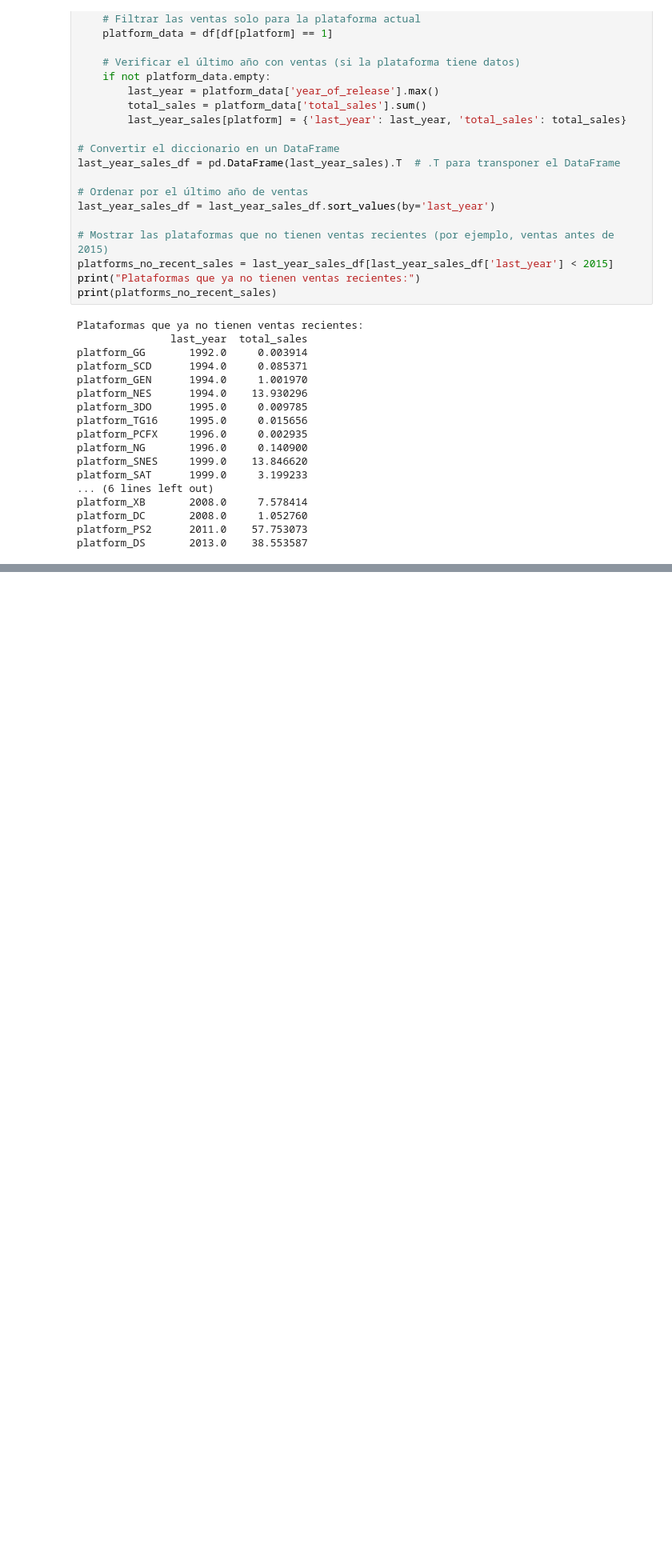
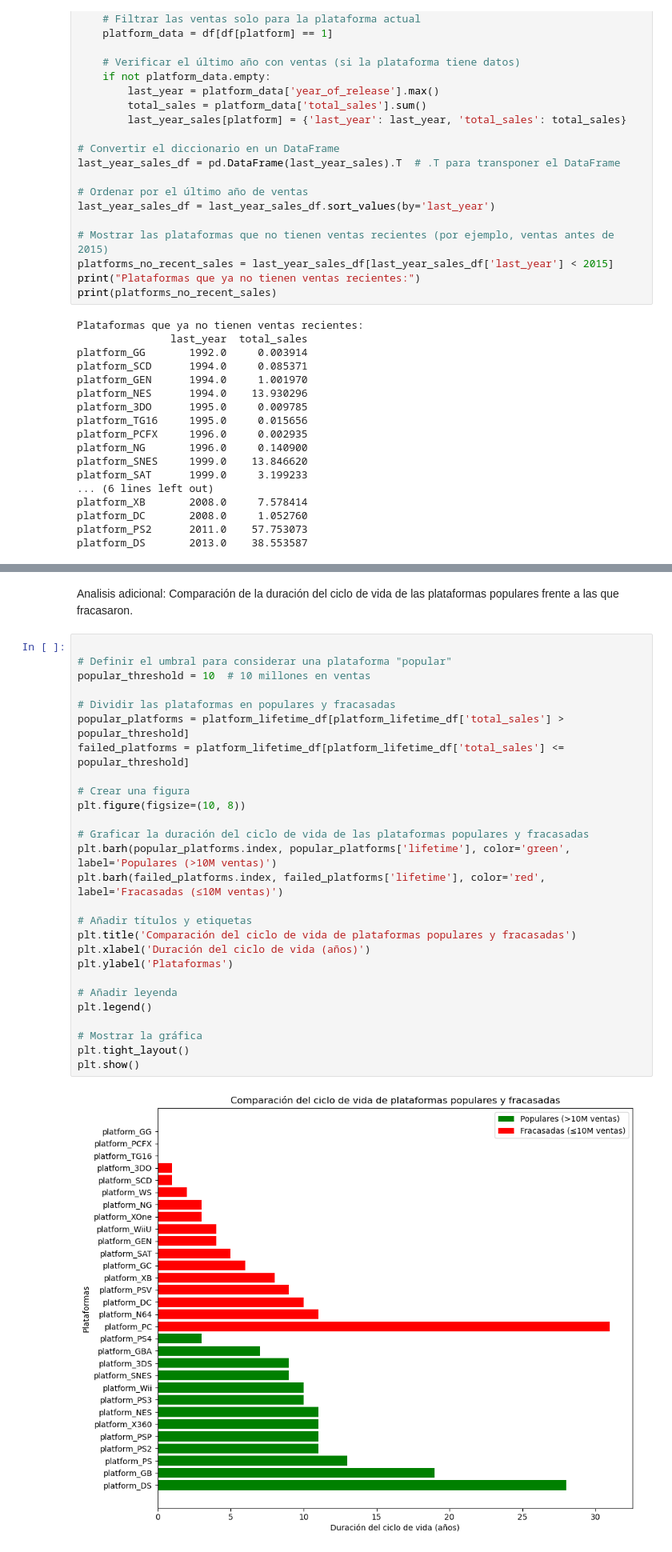
Before and after one commit to USSACKE69/videogames, a Jupyter notebook: videogames_analysis.ipynb, the cells around one changed output, grey strips where cells are left out. Shown: that part at 80% size. Saved outputs shown, nothing was run; the diff lists cells and outputs as text; blank space fills up the shorter version.

```diff
--- a/videogames_analysis.ipynb
+++ b/videogames_analysis.ipynb
@@ -219,0 +277,32 @@ platform_DS       2013.0    38.553587
+# %% [markdown]
+Analisis adicional:
+Comparación de la duración del ciclo de vida de las plataformas populares frente a las que fracasaron.
+# %%
+
+# Definir el umbral para considerar una plataforma "popular"
+popular_threshold = 10  # 10 millones en ventas
+
+# Dividir las plataformas en populares y fracasadas
+popular_platforms = platform_lifetime_df[platform_lifetime_df['total_sales'] > popular_threshold]
+failed_platforms = platform_lifetime_df[platform_lifetime_df['total_sales'] <= popular_threshold]
+
+# Crear una figura
+plt.figure(figsize=(10, 8))
+
+# Graficar la duración del ciclo de vida de las plataformas populares y fracasadas
+plt.barh(popular_platforms.index, popular_platforms['lifetime'], color='green', label='Populares (>10M ventas)')
+plt.barh(failed_platforms.index, failed_platforms['lifetime'], color='red', label='Fracasadas (≤10M ventas)')
+
+# Añadir títulos y etiquetas
+plt.title('Comparación del ciclo de vida de plataformas populares y fracasadas')
+plt.xlabel('Duración del ciclo de vida (años)')
+plt.ylabel('Plataformas')
+
+# Añadir leyenda
+plt.legend()
+
+# Mostrar la gráfica
+plt.tight_layout()
+plt.show()
+# %% [output]
+[figure, added]
```
Also changed, not shown: parts of 18 cells of this notebook.
